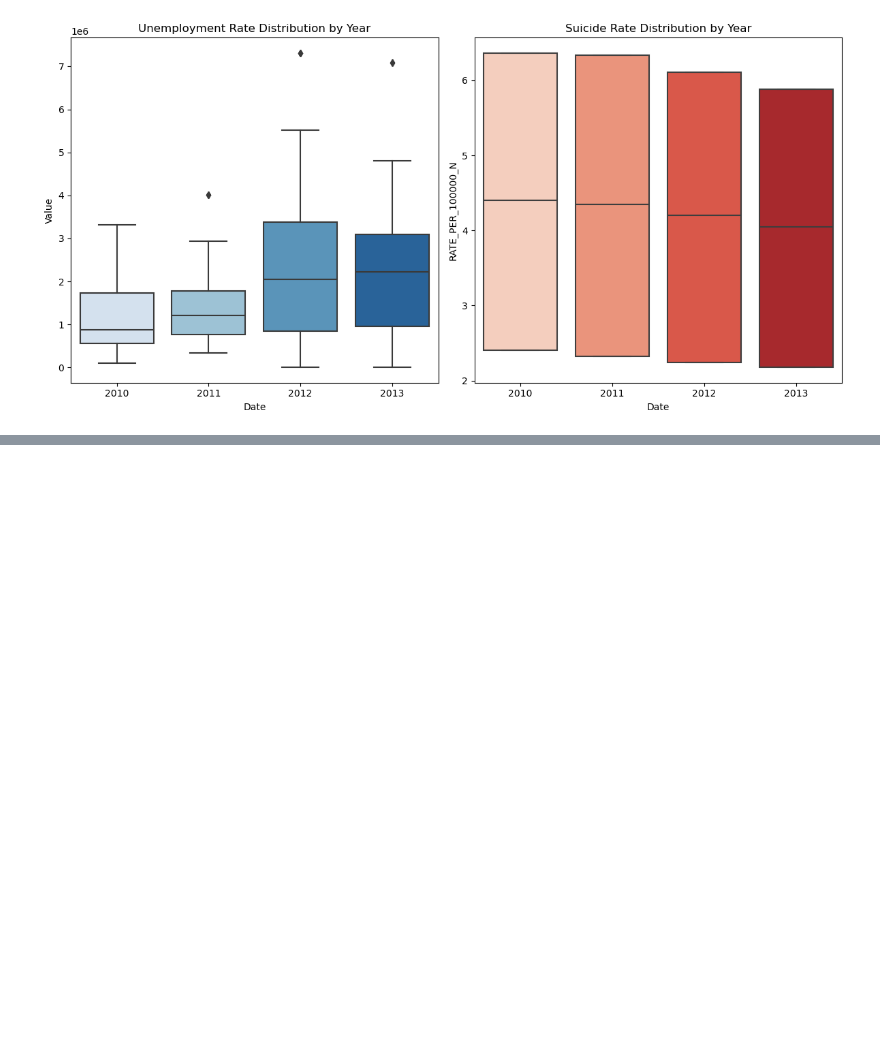
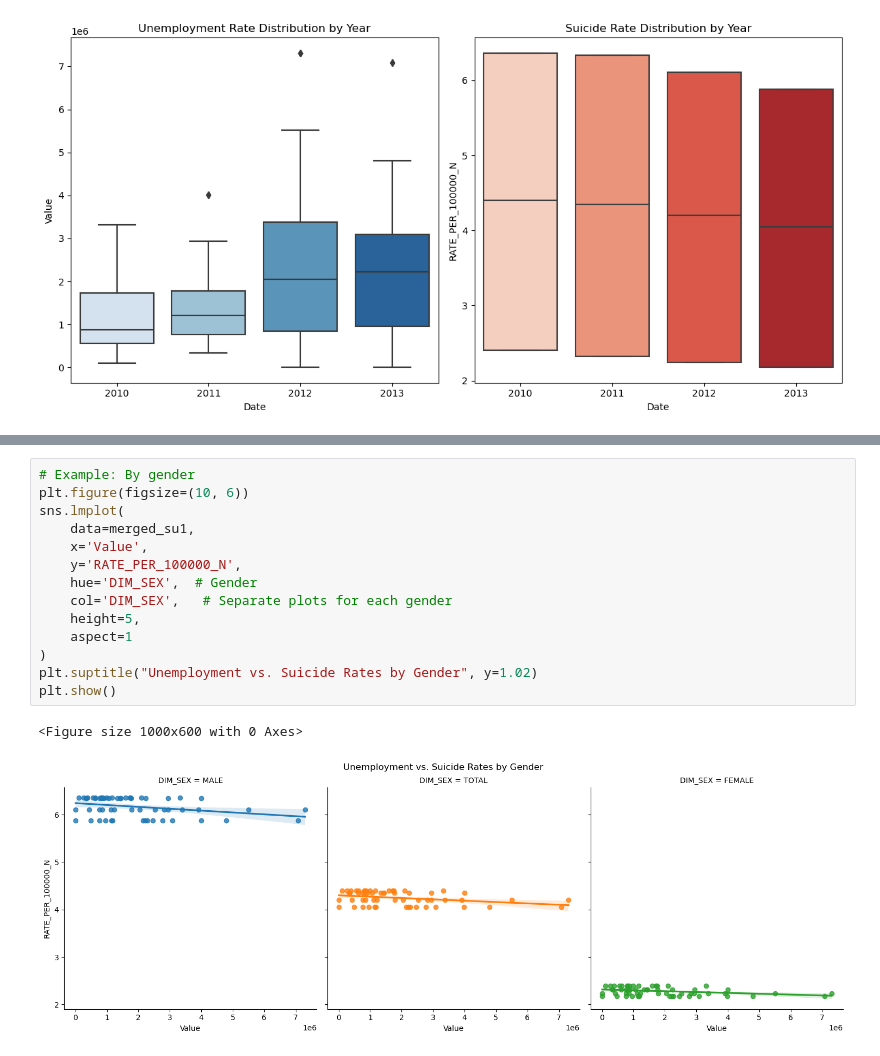
Before and after one commit to telehealthcareai/suicide-nigeria, a Jupyter notebook: DASHBOARD/explore/merged_suicide-unemployment.ipynb, the cells around one changed output, grey strips where cells are left out. Drawn from its saved outputs; the diff is of its cells as text; blank space fills up the shorter version.

```diff
--- a/DASHBOARD/explore/merged_suicide-unemployment.ipynb
+++ b/DASHBOARD/explore/merged_suicide-unemployment.ipynb
@@ -281,0 +334,17 @@ plt.show()
+# %%
+# Example: By gender
+plt.figure(figsize=(10, 6))
+sns.lmplot(
+    data=merged_su1,
+    x='Value',
+    y='RATE_PER_100000_N',
+    hue='DIM_SEX',  # Gender
+    col='DIM_SEX',   # Separate plots for each gender
+    height=5,
+    aspect=1
+)
+plt.suptitle("Unemployment vs. Suicide Rates by Gender", y=1.02)
+plt.show()
+# %% [output]
+<Figure size 1000x600 with 0 Axes>
+[figure, added]
```
Also changed, not shown: parts of 6 cells of this notebook.
